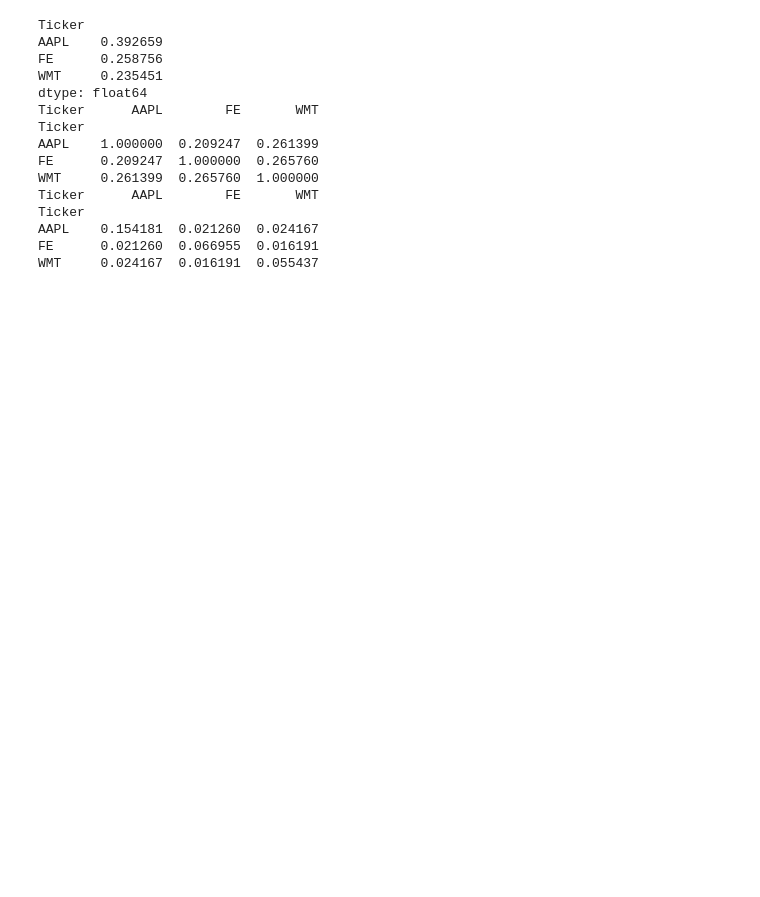
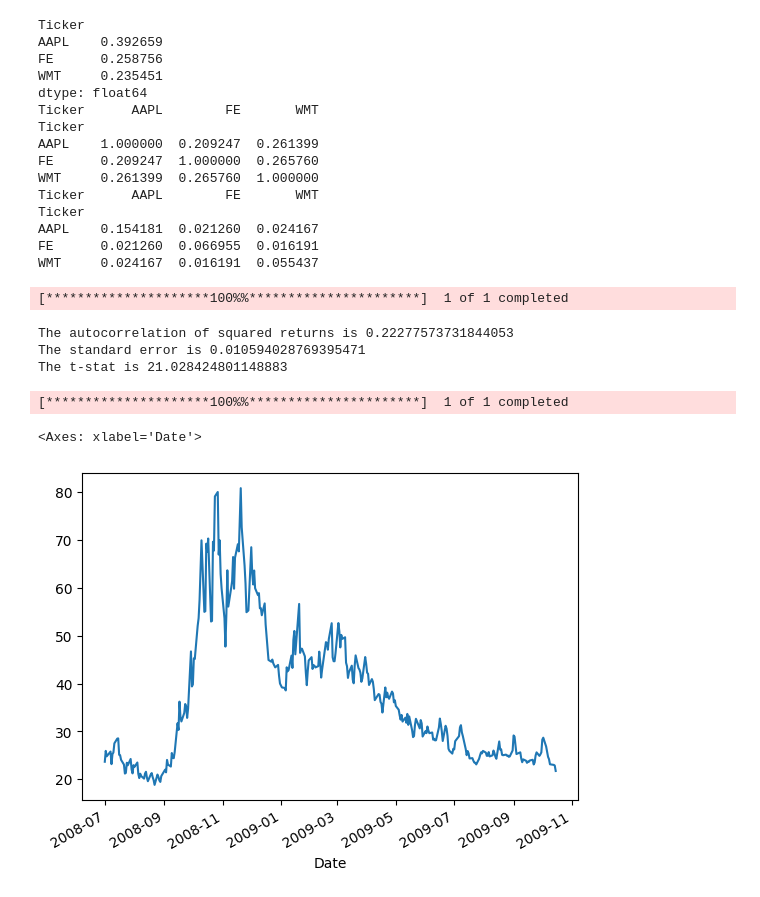
Before and after one commit to piotrwolkowski/robo-advisor, a Jupyter notebook: chapter-3-pricing-models.ipynb, the cells around one changed output. Drawn from its saved outputs; the diff is of its cells as text; code cells hidden in the pictures; blank space fills up the shorter version.

```diff
--- a/chapter-3-pricing-models.ipynb
+++ b/chapter-3-pricing-models.ipynb
@@ -302,3 +306,30 @@ Ticker
 AAPL    0.154181  0.021260  0.024167
 FE      0.021260  0.066955  0.016191
 WMT     0.024167  0.016191  0.055437
+# %%
+SP500 = yf.download('^GSPC', start='1987-01-01', end='2022-05-10')
+SP500['Ret'] = SP500['Close'].pct_change()
+SP500['Sq Ret'] = SP500['Ret']**2
+# If returns were independent and identically distributed,
+# and therefore there was no volatility clustering,
+# the standard error on the autocorrelation, with N = 8910 data points, is √(1/N) ≈ 0.01,
+# so any autocorrelation outside +/- 0.02 is statistically significantly different from zero.
+AutoCorr = SP500['Sq Ret'].autocorr()
+se = 1/(len(SP500)**0.5)
+t_stat = AutoCorr/se
+
+print('The autocorrelation of squared returns is', AutoCorr)
+print('The standard error is', se)
+print('The t-stat is', t_stat)
+# %% [output]
+[*********************100%%**********************]  1 of 1 completed
+The autocorrelation of squared returns is 0.22277573731844053
+The standard error is 0.010594028769395471
+The t-stat is 21.028424801148883
+# %%
+    VIX = yf.download('^VIX', start='2008-07-01', end='2009-10-16')['Close']
+    VIX.plot()
+# %% [output]
+[*********************100%%**********************]  1 of 1 completed
+<Axes: xlabel='Date'>
+[figure, added]
```
Also changed, not shown: parts of 5 cells of this notebook.
